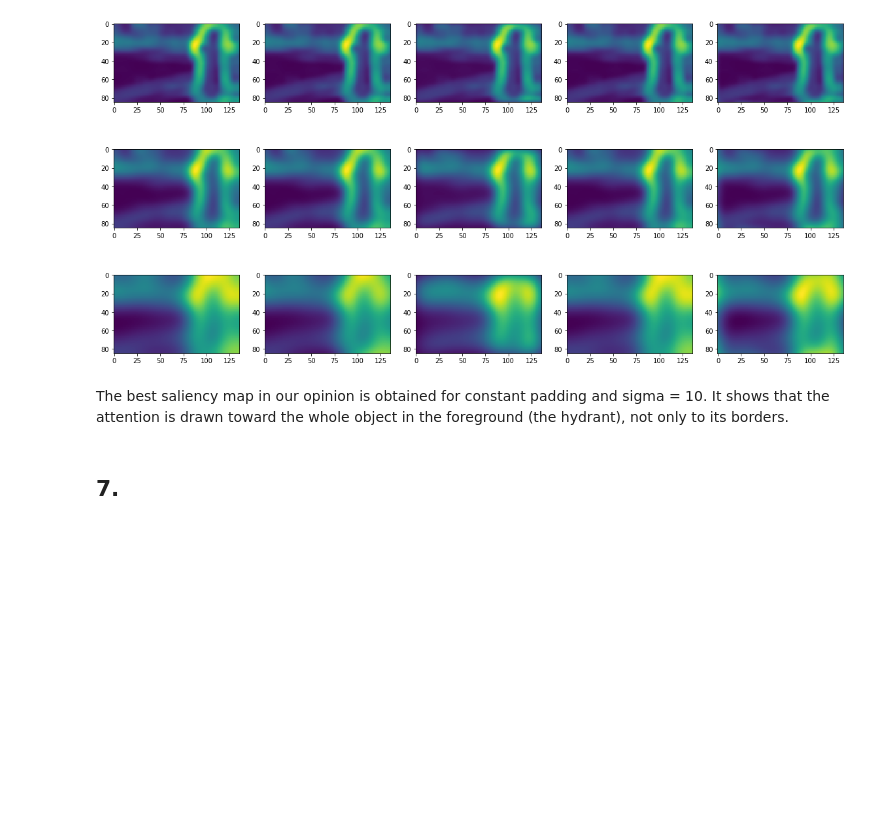
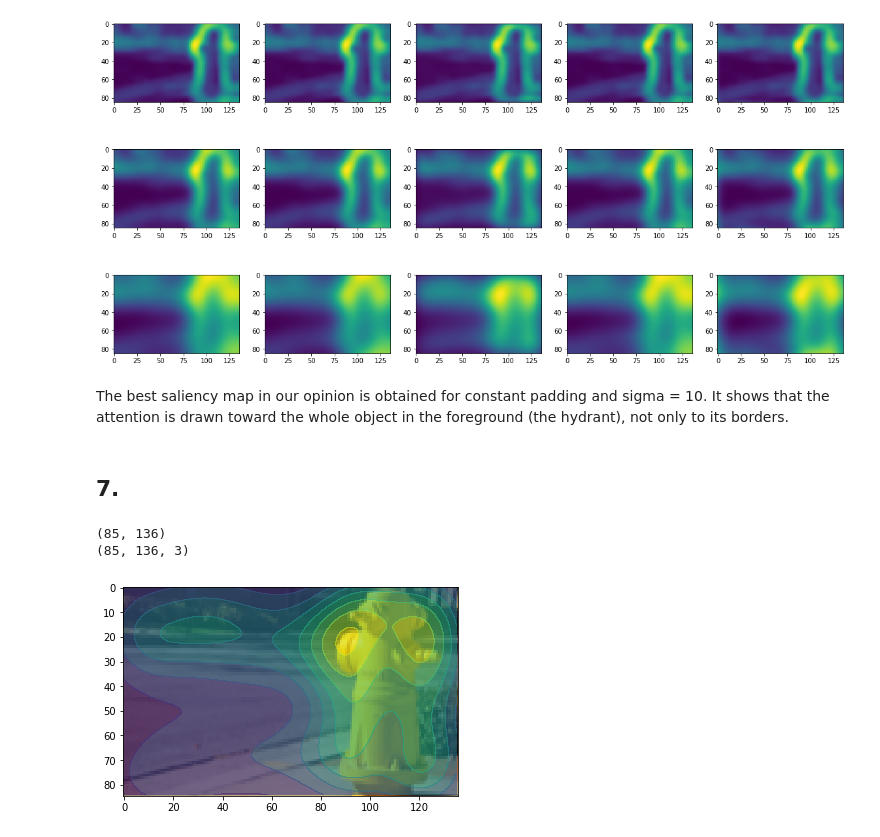
Before and after one commit to DorotheaMueller/mhbf, a Jupyter notebook: ex_4_budding_mueller.ipynb, the cells around one changed output. Drawn from its saved outputs; the diff is of its cells as text; code cells hidden in the pictures; blank space fills up the shorter version.

```diff
--- a/ex_4_budding_mueller.ipynb
+++ b/ex_4_budding_mueller.ipynb
@@ -178,3 +178,23 @@ for i, s in enumerate(sigmas):
 The best saliency map in our opinion is obtained for constant padding and sigma = 10. It shows that the attention is drawn toward the whole object in the foreground (the hydrant), not only to its borders.
 # %% [markdown]
 ## 7.
+# %%
+filtered_map = gaussian_filter(sal_map, sigma = 10, mode = 'constant')
+# %%
+print(sal_map.shape)
+patch_width_sided = 7
+start_x = patch_width_sided
+stop_x = img.shape[0]-patch_width_sided
+
+start_y = patch_width_sided
+stop_y = img.shape[1]-patch_width_sided
+
+img_section = img[start_x:stop_x, start_y:stop_y, :]
+print(img_section.shape)
+
+plt.imshow(img_section)
+plt.contourf(filtered_map, alpha = 0.6);
+# %% [output]
+(85, 136)
+(85, 136, 3)
+[figure, added]
```
Also changed, not shown: parts of 3 cells of this notebook.
